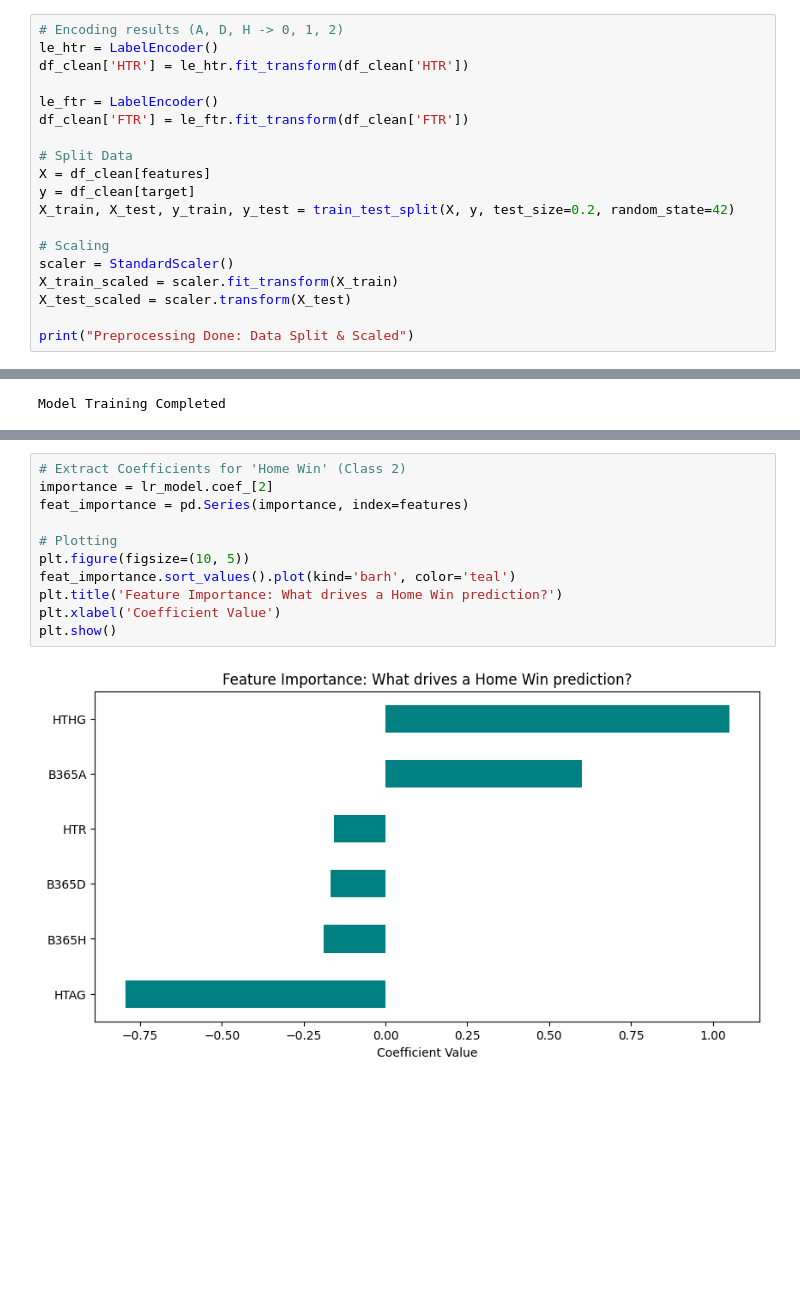
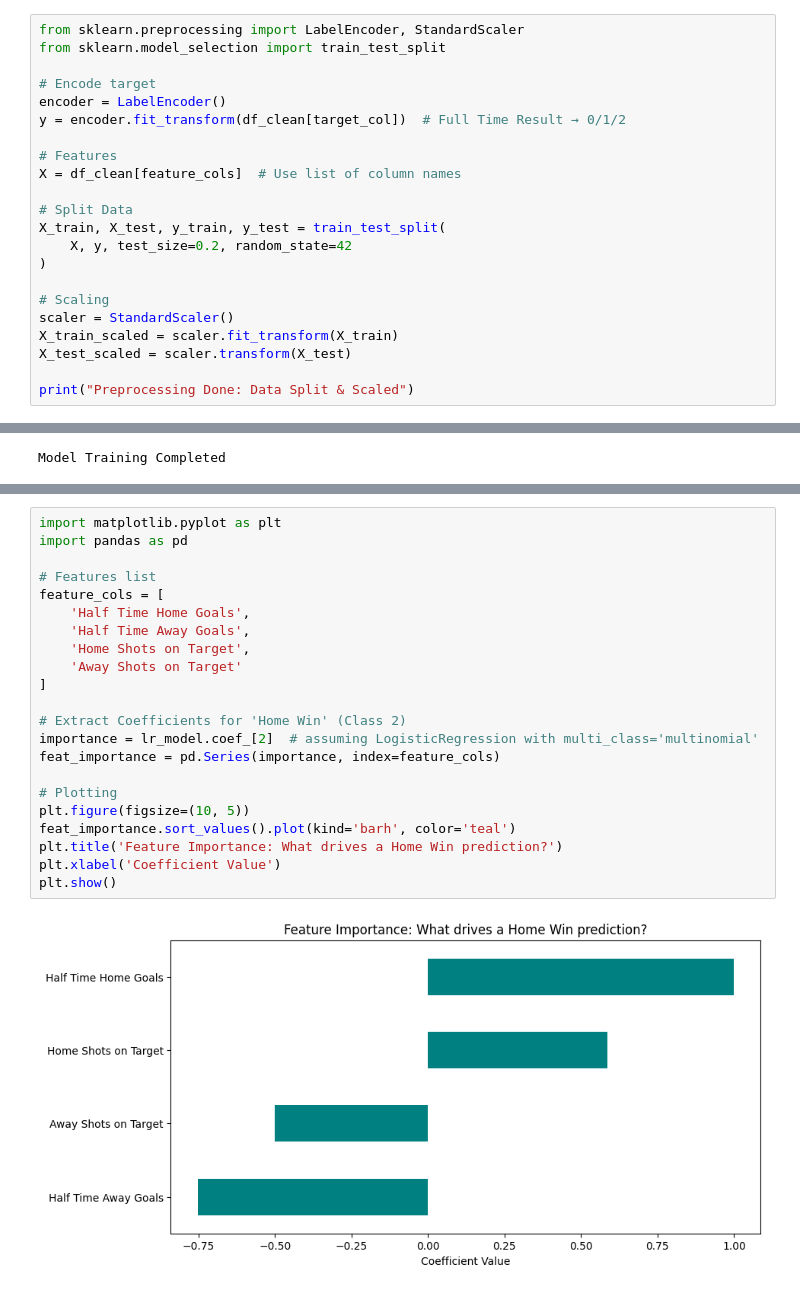
Before and after one commit to GannaSaad/machine-intelligence-project, a Jupyter notebook: logistic_regression_model.ipynb, the cells around one changed output, grey strips where cells are left out. Drawn from its saved outputs; the diff is of its cells as text; blank space fills up the shorter version.

Commit message:
Model Integration

```diff
--- a/logistic_regression_model.ipynb
+++ b/logistic_regression_model.ipynb
@@ -38,15 +58,18 @@ Data Loaded. Total Matches: 3900
 # %%
-# Encoding results (A, D, H -> 0, 1, 2)
-le_htr = LabelEncoder()
-df_clean['HTR'] = le_htr.fit_transform(df_clean['HTR'])
+from sklearn.preprocessing import LabelEncoder, StandardScaler
+from sklearn.model_selection import train_test_split
 
-le_ftr = LabelEncoder()
-df_clean['FTR'] = le_ftr.fit_transform(df_clean['FTR'])
+# Encode target
+encoder = LabelEncoder()
+y = encoder.fit_transform(df_clean[target_col])  # Full Time Result → 0/1/2
+
+# Features
+X = df_clean[feature_cols]  # Use list of column names
 
 # Split Data
-X = df_clean[features]
-y = df_clean[target]
-X_train, X_test, y_train, y_test = train_test_split(X, y, test_size=0.2, random_state=42)
+X_train, X_test, y_train, y_test = train_test_split(
+    X, y, test_size=0.2, random_state=42
+)
 
 # Scaling
 scaler = StandardScaler()
@@ -98,13 +121,24 @@ weighted avg       0.62      0.63      0.62       780
 # %%
+import matplotlib.pyplot as plt
+import pandas as pd
+
+# Features list
+feature_cols = [
+    'Half Time Home Goals',
+    'Half Time Away Goals',
+    'Home Shots on Target',
+    'Away Shots on Target'
+]
+
 # Extract Coefficients for 'Home Win' (Class 2)
-importance = lr_model.coef_[2]
-feat_importance = pd.Series(importance, index=features)
+importance = lr_model.coef_[2]  # assuming LogisticRegression with multi_class='multinomial'
+feat_importance = pd.Series(importance, index=feature_cols)
 
 # Plotting
 plt.figure(figsize=(10, 5))
 feat_importance.sort_values().plot(kind='barh', color='teal')
 plt.title('Feature Importance: What drives a Home Win prediction?')
 plt.xlabel('Coefficient Value')
 plt.show()
 # %% [output]
-[figure, old version]
+[figure, new version]
```
Also changed, not shown: parts of 3 cells of this notebook, 5 other files.
